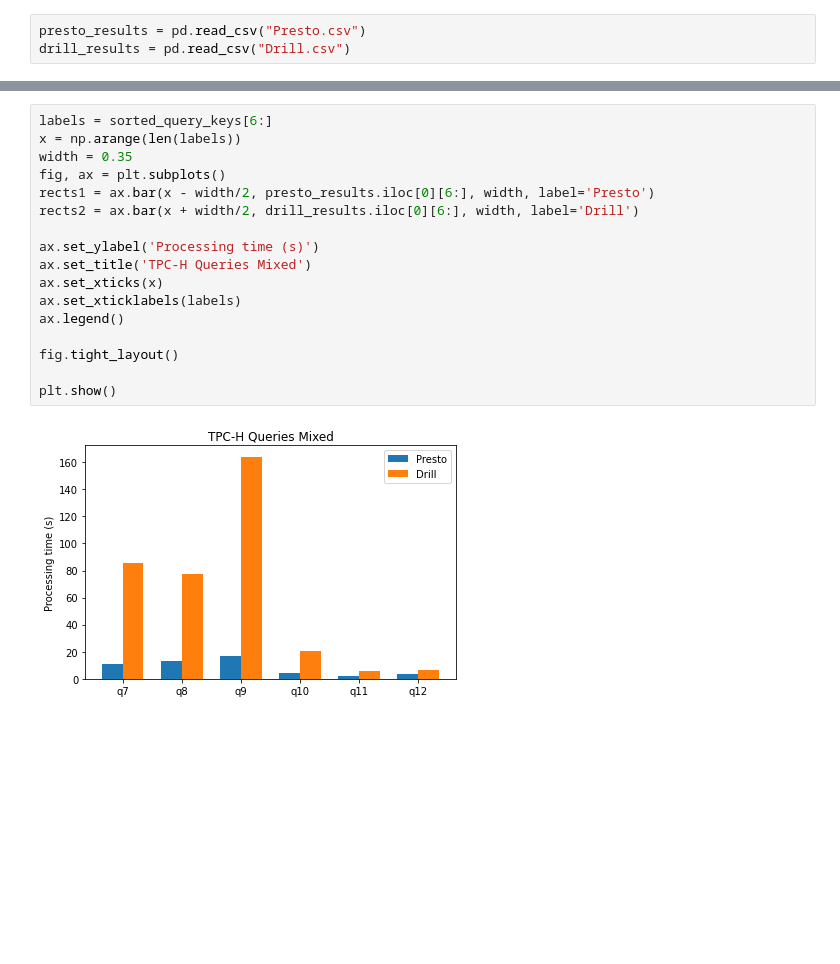
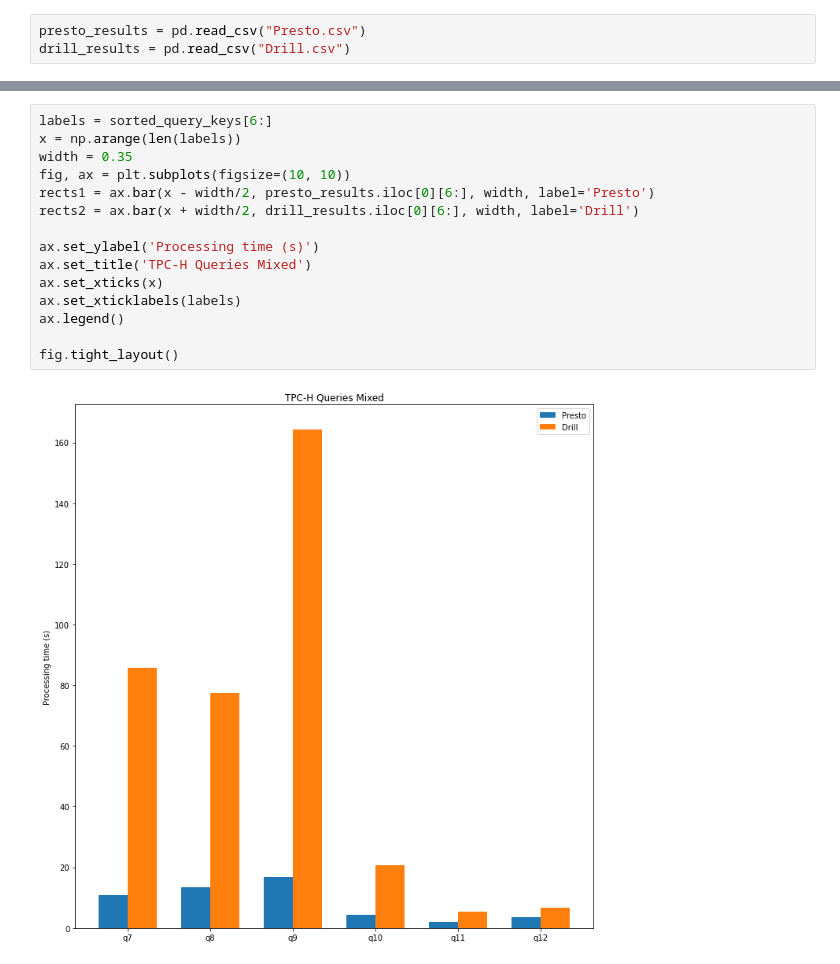
Before and after one commit to LaertNuhu/federated_queries_benchmark, a Jupyter notebook: benchmark/benchmark.ipynb, the cells around one changed output, grey strips where cells are left out. Saved outputs shown, nothing was run; the diff lists cells and outputs as text; blank space fills up the shorter version.

```diff
--- a/benchmark/benchmark.ipynb
+++ b/benchmark/benchmark.ipynb
@@ -240,22 +240,20 @@ plt.show()
 # %%
 labels = sorted_query_keys[6:]
 x = np.arange(len(labels))
 width = 0.35
-fig, ax = plt.subplots()
+fig, ax = plt.subplots(figsize=(10, 10))
 rects1 = ax.bar(x - width/2, presto_results.iloc[0][6:], width, label='Presto')
 rects2 = ax.bar(x + width/2, drill_results.iloc[0][6:], width, label='Drill')
 
 ax.set_ylabel('Processing time (s)')
 ax.set_title('TPC-H Queries Mixed')
 ax.set_xticks(x)
 ax.set_xticklabels(labels)
 ax.legend()
 
 fig.tight_layout()
-
-plt.show()
 # %% [output]
-[figure, old version]
+[figure, new version]
 # %%
 labels = sorted_query_keys[:6]
 x = np.arange(len(labels))
```
Also changed, not shown: parts of 8 cells of this notebook.
